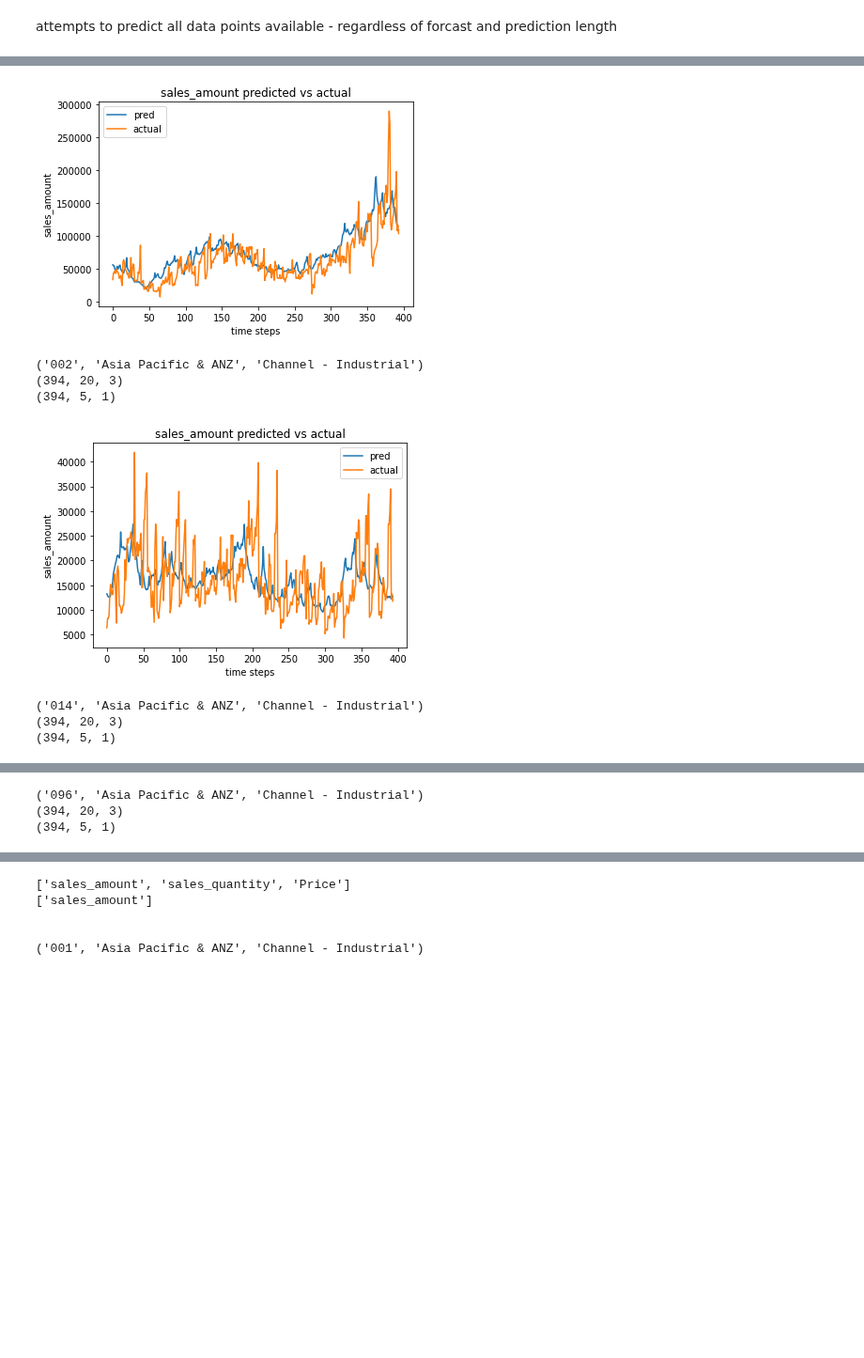
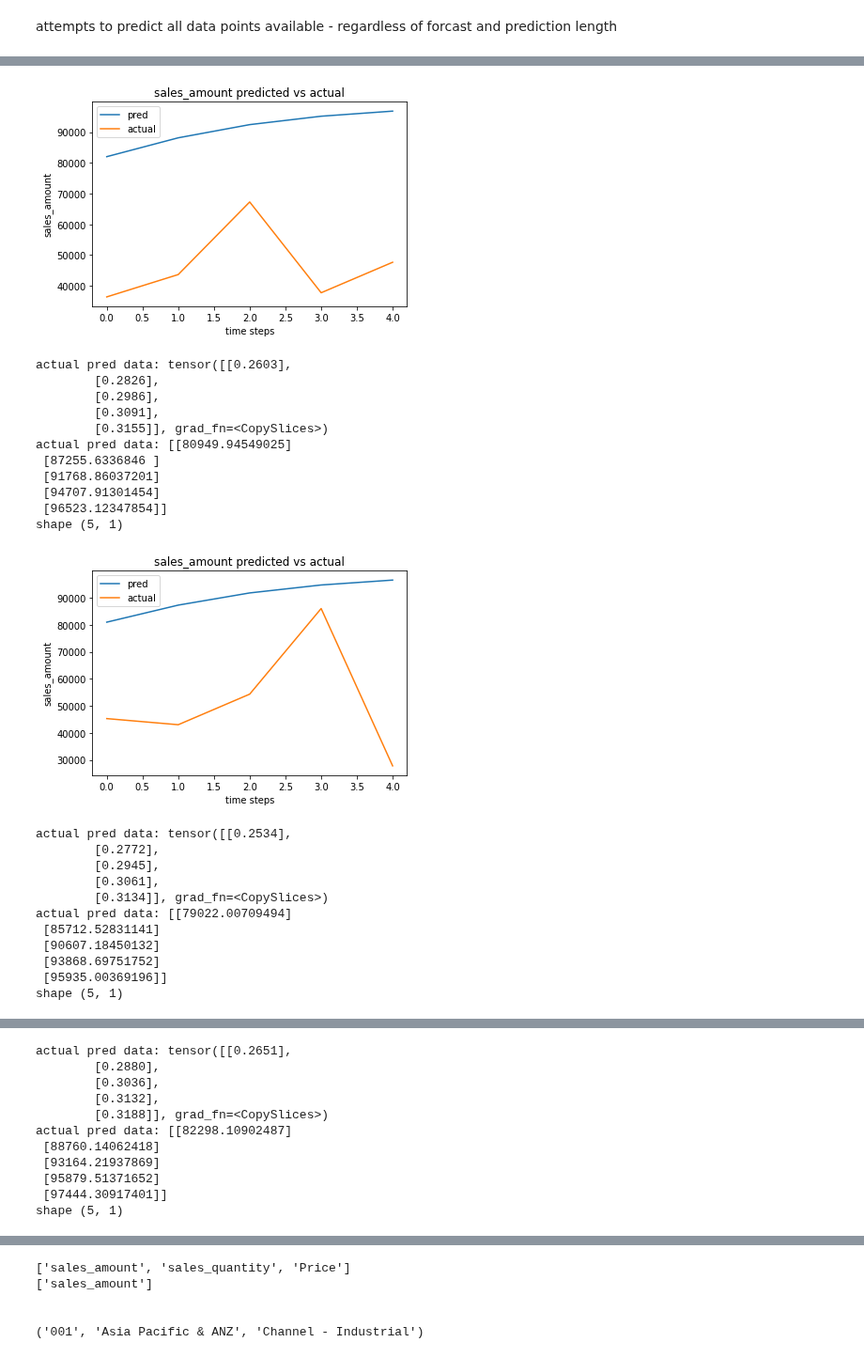
Before and after one commit to Abuynits/TE_Connect, a Jupyter notebook: sales_forcasting.ipynb, the cells around one changed output, grey strips where cells are left out. Shown at 94% size. Saved outputs shown, nothing was run; the diff lists cells and outputs as text; code cells hidden in the pictures; blank space fills up the shorter version.

Commit message:
added display options and percentage for checkign run. still need to add test train split

```diff
--- a/sales_forcasting.ipynb
+++ b/sales_forcasting.ipynb
@@ -35,9 +37,10 @@ from torch.autograd import Variable
 # %% [markdown]
 ## Data Prep
 # %%
+from google.colab import drive
+drive.mount('/content/gdrive')
 
-
-df = pd.read_csv("te_ai_cup_sales_forecasting_data.csv")
+df = pd.read_csv("/content/gdrive/MyDrive/te_ai_cup_sales_forecasting_data.csv")
 print("num rows:", len(df))
 print("num cols:", df.shape[1])
 df["year_week_ordered"] = df['fiscal_year_historical']*100 + \
@@ -902,3 +885,7 @@ predict_model_focast = False
+# %%
+predict_all_forcast = False
+predict_model_forcast = True
+percent_display_model_forcast = 0.9 # display if greater than 0.9
 # %%
 for key, val in enumerate(transformed_data):
     # print(val)
@@ -917,6 +904,7 @@ for key, val in enumerate(transformed_data):
     for i in range(len(x)):
 
         model_inp = torch.from_numpy(x[i]).float().to(Model_Info.device)
+        actual_model_out = torch.from_numpy(y[i]).float().to(Model_Info.device)
 
         #print(model_inp.shape)
         if model_name == "basic_lstm":
@@ -930,10 +918,11 @@ for key, val in enumerate(transformed_data):
         # print("pred shape:", pred.shape)
         # print(output_transformations[val])
         pred_inv_t = output_transformations[val].inverse_transform(pred.detach().cpu())
+        actual_model_int_t = output_transformations[val].inverse_transform(actual_model_out.detach().cpu())
         #print("pred inv shape:", pred_inv_t.shape)
 
 
-        actual_in_t = reg_data[val]["sales_amount"][i + len(x[1]):i+len(x[1])+Data_Prep.predict]
+        #actual_in_t = reg_data[val]["sales_amount"][i + len(x[1]):i+len(x[1])+Data_Prep.predict]
 
         all_pred_data.append(np.squeeze(pred_inv_t,1)[0])
         #all_actual_data.append(actual_in_t)
@@ -941,7 +930,7 @@ for key, val in enumerate(transformed_data):
         if verbose:
             print("actual pred data:", pred)
             print("actual pred data:",pred_inv_t)
-            print("actual data:", actual_in_t)
+            print("actual data:", actual_model_int_t)
             print("shape", y[i].shape)
 
         # plt.plot(x_axis, pred_inv_t.T[0], label="pred 0")
@@ -950,10 +939,12 @@ for key, val in enumerate(transformed_data):
         # plt.plot(x_axis,transformations[val].inverse_transform(y[i]).T[1],label = "act 1")
         # plt.plot(x_axis,pred_inv_t.T[2],label="pred 2")
         # plt.plot(x_axis,transformations[val].inverse_transform(y[i]).T[2],label = "act 2")
-        if predict_model_focast:
-
+        if predict_model_forcast and random.random() > percent_display_model_forcast:
+            print("actual pred data:", pred)
+            print("actual pred data:",pred_inv_t)
+            print("shape", y[i].shape)
             plt.plot(pred_inv_t, label="pred")
-            plt.plot(actual_in_t, label="actual")
+            plt.plot(actual_model_int_t, label="actual")
             plt.legend()
             plt.title(f"{Data_Prep.input_data_cols[index_graphing]} predicted vs actual")
             plt.ylabel(Data_Prep.input_data_cols[index_graphing])
@@ -978,8 +980,24 @@ for key, val in enumerate(transformed_data):
-[figure, old version]
+[figure, new version]
-('002', 'Asia Pacific & ANZ', 'Channel - Industrial')
-(394, 20, 3)
-(394, 5, 1)
+actual pred data: tensor([[0.2603],
+        [0.2826],
+        [0.2986],
+        [0.3091],
+        [0.3155]], grad_fn=<CopySlices>)
+actual pred data: [[80949.94549025]
+ [87255.6336846 ]
+ [91768.86037201]
+ [94707.91301454]
+ [96523.12347854]]
+shape (5, 1)
-[figure, old version]
+[figure, new version]
-('014', 'Asia Pacific & ANZ', 'Channel - Industrial')
-(394, 20, 3)
-(394, 5, 1)
+actual pred data: tensor([[0.2534],
+        [0.2772],
+        [0.2945],
+        [0.3061],
+        [0.3134]], grad_fn=<CopySlices>)
+actual pred data: [[79022.00709494]
+ [85712.52831141]
+ [90607.18450132]
+ [93868.69751752]
+ [95935.00369196]]
+shape (5, 1)
@@ -987,3 +1005,11 @@ for key, val in enumerate(transformed_data):
-('096', 'Asia Pacific & ANZ', 'Channel - Industrial')
-(394, 20, 3)
-(394, 5, 1)
+actual pred data: tensor([[0.2651],
+        [0.2880],
+        [0.3036],
+        [0.3132],
+        [0.3188]], grad_fn=<CopySlices>)
+actual pred data: [[82298.10902487]
+ [88760.14062418]
+ [93164.21937869]
+ [95879.51371652]
+ [97444.30917401]]
+shape (5, 1)
```
Also changed, not shown: parts of 7 cells of this notebook.
